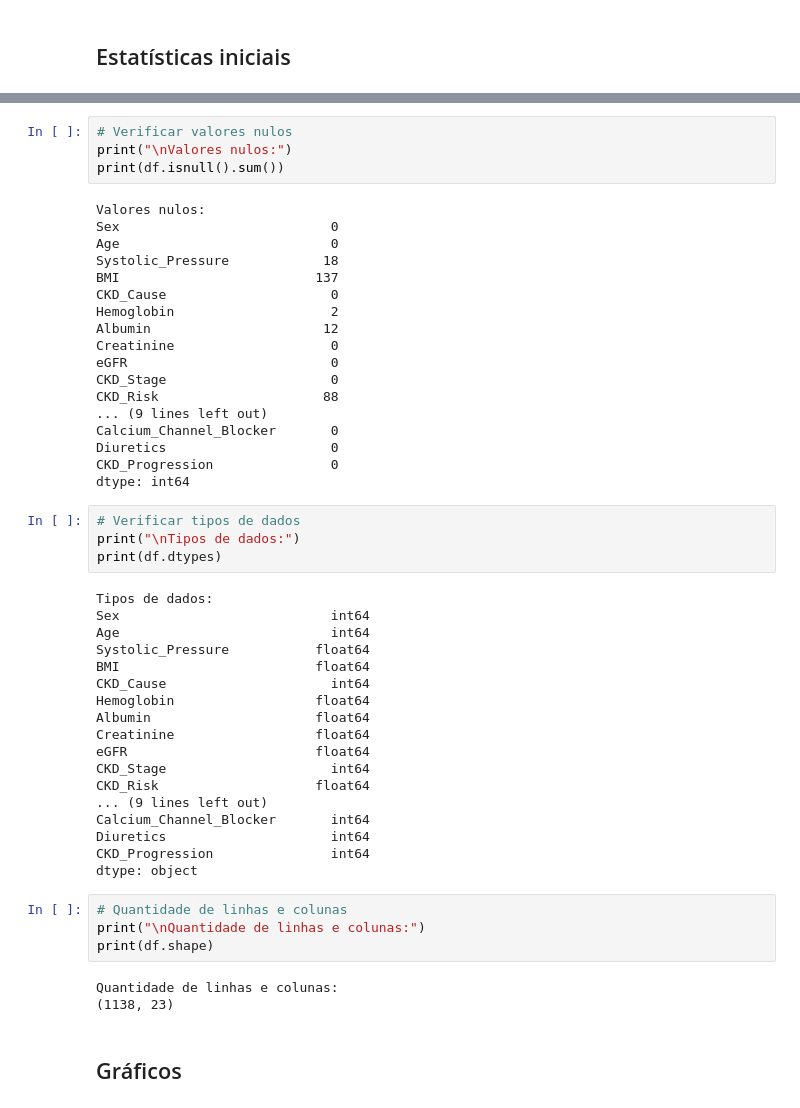
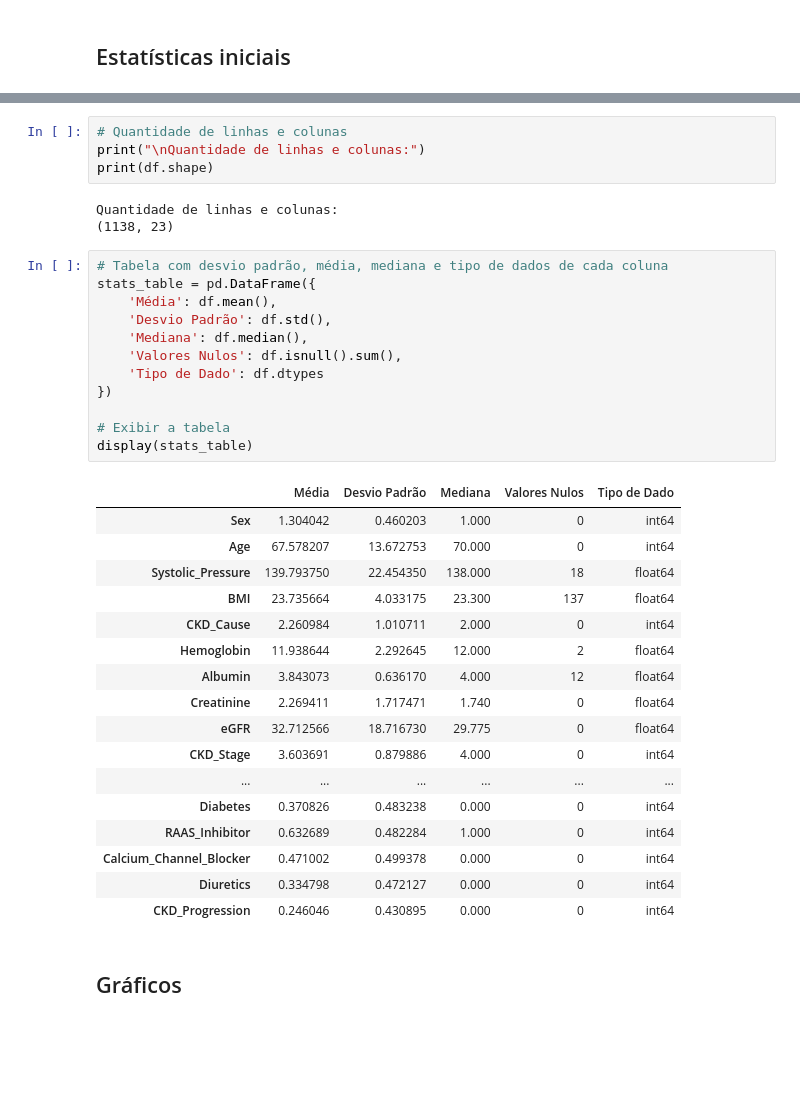
Before and after one commit to gustavoadutra/ia-trab2-ckd, a Jupyter notebook: main.ipynb, the cells around one changed output, grey strips where cells are left out. Cells and saved outputs as stored; diff of their text form; blank space fills up the shorter version.

```diff
--- a/main.ipynb
+++ b/main.ipynb
@@ -94,47 +49,3 @@ dtype: float64
-# %%
-# Verificar valores nulos
-print("\nValores nulos:")
-print(df.isnull().sum())
-# %% [output]
-Valores nulos:
-Sex                           0
-Age                           0
-Systolic_Pressure            18
-BMI                         137
-CKD_Cause                     0
-Hemoglobin                    2
-Albumin                      12
-Creatinine                    0
-eGFR                          0
-CKD_Stage                     0
-CKD_Risk                     88
-... (9 lines left out)
-Calcium_Channel_Blocker       0
-Diuretics                     0
-CKD_Progression               0
-dtype: int64
-# %%
-# Verificar tipos de dados
-print("\nTipos de dados:")
-print(df.dtypes)
-# %% [output]
-Tipos de dados:
-Sex                           int64
-Age                           int64
-Systolic_Pressure           float64
-BMI                         float64
-CKD_Cause                     int64
-Hemoglobin                  float64
-Albumin                     float64
-Creatinine                  float64
-eGFR                        float64
-CKD_Stage                     int64
-CKD_Risk                    float64
-... (9 lines left out)
-Calcium_Channel_Blocker       int64
-Diuretics                     int64
-CKD_Progression               int64
-dtype: object
 # %%
 # Quantidade de linhas e colunas
 print("\nQuantidade de linhas e colunas:")
@@ -142,6 +53,36 @@ print(df.shape)
 # %% [output]
 Quantidade de linhas e colunas:
 (1138, 23)
+# %%
+# Tabela com desvio padrão, média, mediana e tipo de dados de cada coluna
+stats_table = pd.DataFrame({
+	'Média': df.mean(),
+	'Desvio Padrão': df.std(),
+	'Mediana': df.median(),
+	'Valores Nulos': df.isnull().sum(),
+	'Tipo de Dado': df.dtypes
+})
+
+# Exibir a tabela
+display(stats_table)
+# %% [output]
+|  | Média | Desvio Padrão | Mediana | Valores Nulos | Tipo de Dado |
+| Sex | 1.304042 | 0.460203 | 1.000 | 0 | int64 |
+| Age | 67.578207 | 13.672753 | 70.000 | 0 | int64 |
+| Systolic_Pressure | 139.793750 | 22.454350 | 138.000 | 18 | float64 |
+| BMI | 23.735664 | 4.033175 | 23.300 | 137 | float64 |
+| CKD_Cause | 2.260984 | 1.010711 | 2.000 | 0 | int64 |
+| Hemoglobin | 11.938644 | 2.292645 | 12.000 | 2 | float64 |
+| Albumin | 3.843073 | 0.636170 | 4.000 | 12 | float64 |
+| Creatinine | 2.269411 | 1.717471 | 1.740 | 0 | float64 |
+| eGFR | 32.712566 | 18.716730 | 29.775 | 0 | float64 |
+| CKD_Stage | 3.603691 | 0.879886 | 4.000 | 0 | int64 |
+| ... | ... | ... | ... | ... | ... |
+| Diabetes | 0.370826 | 0.483238 | 0.000 | 0 | int64 |
+| RAAS_Inhibitor | 0.632689 | 0.482284 | 1.000 | 0 | int64 |
+| Calcium_Channel_Blocker | 0.471002 | 0.499378 | 0.000 | 0 | int64 |
+| Diuretics | 0.334798 | 0.472127 | 0.000 | 0 | int64 |
+| CKD_Progression | 0.246046 | 0.430895 | 0.000 | 0 | int64 |
 # %% [markdown]
 ## Gráficos
 # %% [markdown]
```
Also changed, not shown: parts of 2 cells of this notebook.
